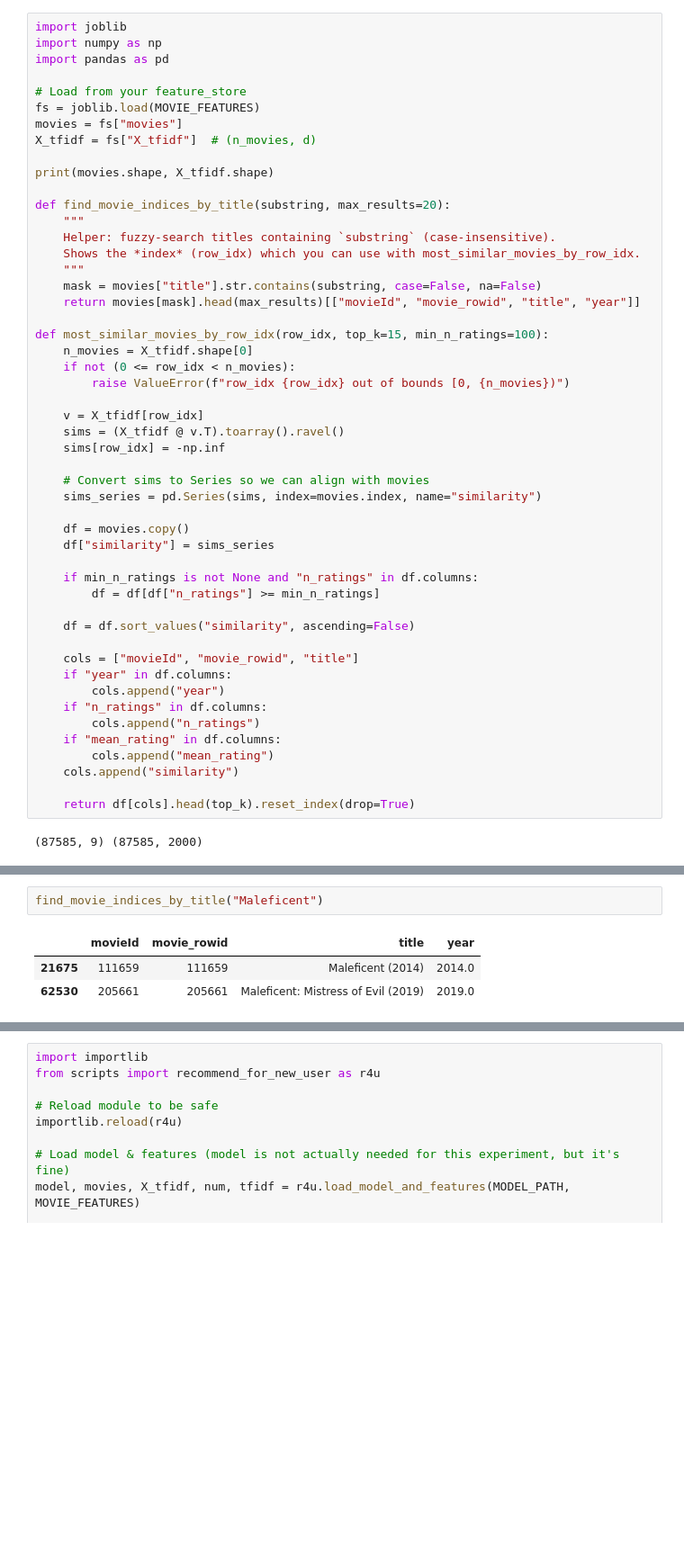
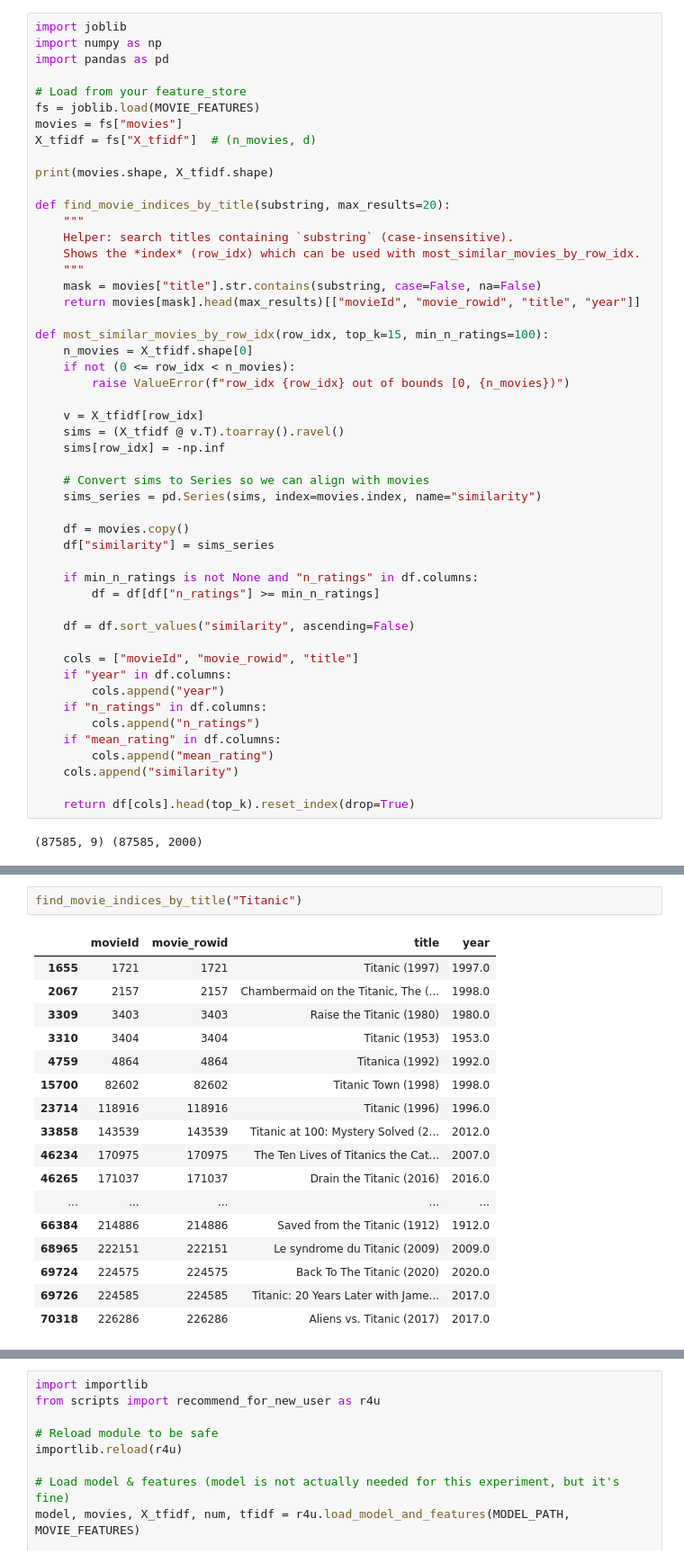
Before and after one commit to Mr-Saltman/MovieRatingPredictor, a Jupyter notebook: movie-rating-prediction_pipeline.ipynb, the cells around one changed output, grey strips where cells are left out. Shown at 90% size. Drawn from its saved outputs; the diff is of its cells as text; blank space fills up the shorter version.

```diff
--- a/movie-rating-prediction_pipeline.ipynb
+++ b/movie-rating-prediction_pipeline.ipynb
@@ -589,8 +587,8 @@ print(movies.shape, X_tfidf.shape)
 
 def find_movie_indices_by_title(substring, max_results=20):
     """
-    Helper: fuzzy-search titles containing `substring` (case-insensitive).
-    Shows the *index* (row_idx) which you can use with most_similar_movies_by_row_idx.
+    Helper: search titles containing `substring` (case-insensitive).
+    Shows the *index* (row_idx) which can be used with most_similar_movies_by_row_idx.
     """
     mask = movies["title"].str.contains(substring, case=False, na=False)
     return movies[mask].head(max_results)[["movieId", "movie_rowid", "title", "year"]]
@@ -672,7 +671,21 @@ plt.show()
 # %%
-find_movie_indices_by_title("Maleficent")
+find_movie_indices_by_title("Titanic")
 # %% [output]
 |  | movieId | movie_rowid | title | year |
-| 21675 | 111659 | 111659 | Maleficent (2014) | 2014.0 |
-| 62530 | 205661 | 205661 | Maleficent: Mistress of Evil (2019) | 2019.0 |
+| 1655 | 1721 | 1721 | Titanic (1997) | 1997.0 |
+| 2067 | 2157 | 2157 | Chambermaid on the Titanic, The (... | 1998.0 |
+| 3309 | 3403 | 3403 | Raise the Titanic (1980) | 1980.0 |
+| 3310 | 3404 | 3404 | Titanic (1953) | 1953.0 |
+| 4759 | 4864 | 4864 | Titanica (1992) | 1992.0 |
+| 15700 | 82602 | 82602 | Titanic Town (1998) | 1998.0 |
+| 23714 | 118916 | 118916 | Titanic (1996) | 1996.0 |
+| 33858 | 143539 | 143539 | Titanic at 100: Mystery Solved (2... | 2012.0 |
+| 46234 | 170975 | 170975 | The Ten Lives of Titanics the Cat... | 2007.0 |
+| 46265 | 171037 | 171037 | Drain the Titanic (2016) | 2016.0 |
+| ... | ... | ... | ... | ... |
+| 66384 | 214886 | 214886 | Saved from the Titanic (1912) | 1912.0 |
+| 68965 | 222151 | 222151 | Le syndrome du Titanic (2009) | 2009.0 |
+| 69724 | 224575 | 224575 | Back To The Titanic (2020) | 2020.0 |
+| 69726 | 224585 | 224585 | Titanic: 20 Years Later with Jame... | 2017.0 |
+| 70318 | 226286 | 226286 | Aliens vs. Titanic (2017) | 2017.0 |
 # %%
```
Also changed, not shown: parts of 7 cells of this notebook.
